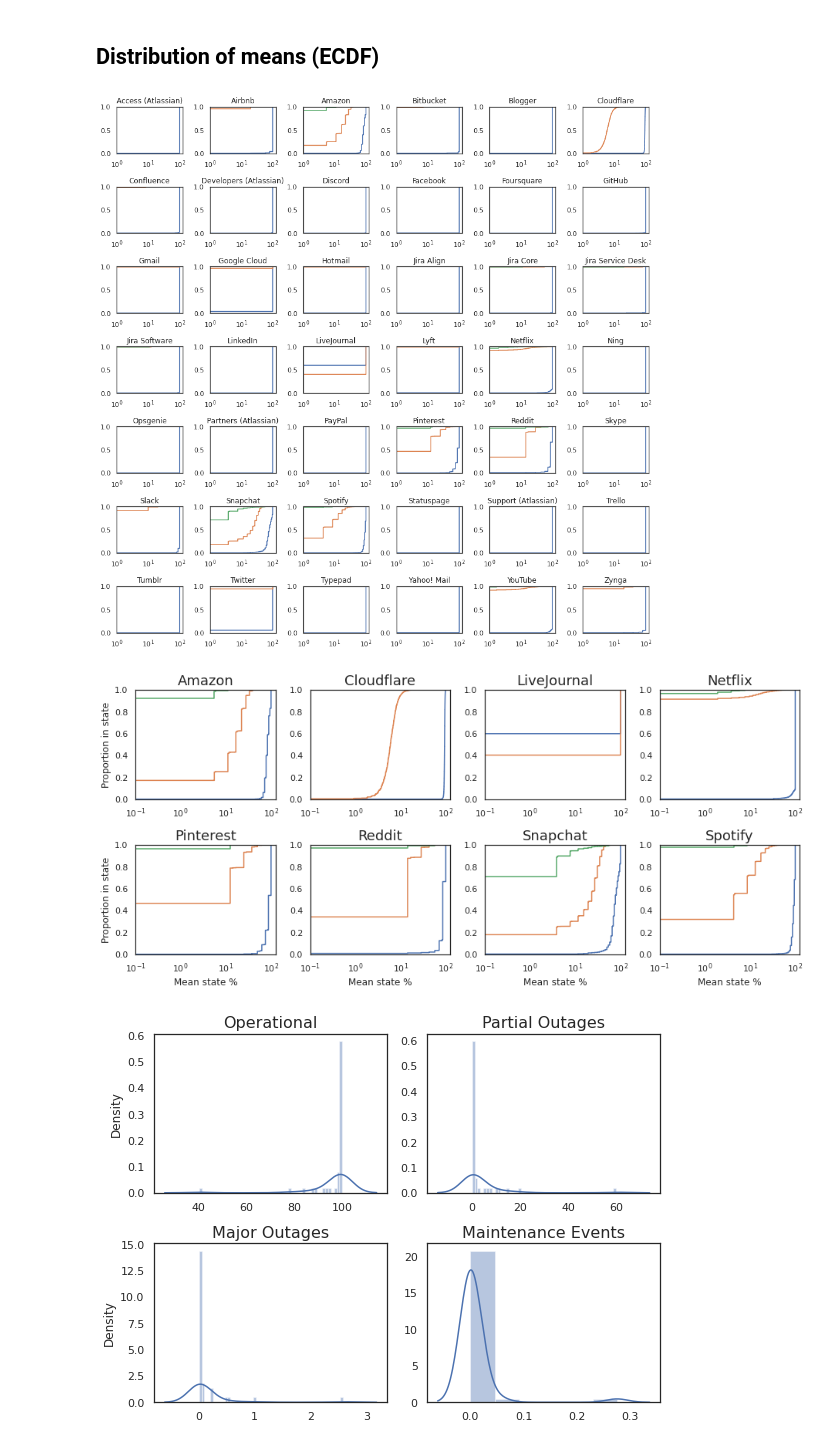
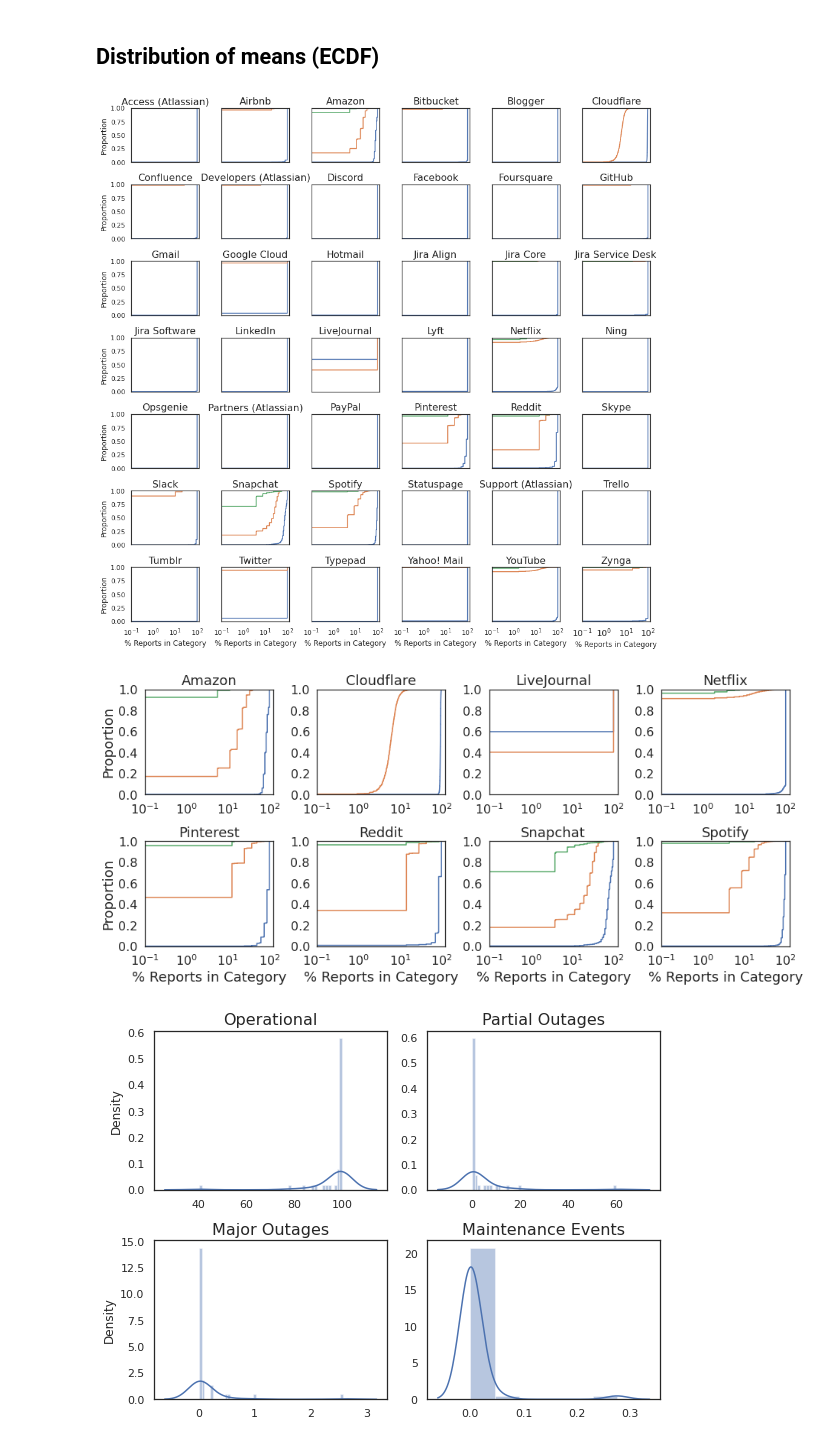
Before and after one commit to shanemin/thesis-msc-cloud-failures, a Jupyter notebook: scripts/stats (copy)/ecdf.ipynb, the cells around one changed output. Saved outputs shown, nothing was run; the diff lists cells and outputs as text; code cells hidden in the pictures.

```diff
--- a/scripts/stats (copy)/ecdf.ipynb
+++ b/scripts/stats (copy)/ecdf.ipynb
@@ -86,28 +86,41 @@ timeseries = df_grp.reset_index().pivot(index=['date','hour'], columns=['service
 # %%
 sns.set(rc={'figure.figsize':(13,13)})
 sns.set(style='white')
 
 n_cols = 6
 fig, ax = plt.subplots(7, n_cols)
 row = 0
 first = False
 for col, service in enumerate(timeseries['operational_pct']):
     if col % n_cols == 0 and first:
         row += 1
     first = True
     ax1 = sns.ecdfplot(data=timeseries['operational_pct'][service], ax=ax[row][col%n_cols])
     ax1 = sns.ecdfplot(data=timeseries['partial_pct'][service], ax=ax[row][col%n_cols])
     ax1 = sns.ecdfplot(data=timeseries['major_pct'][service], ax=ax[row][col%n_cols])
     ax1 = sns.ecdfplot(data=timeseries['maint_pct'][service], ax=ax[row][col%n_cols])
     ax1.set(xscale='log')
-    ax1.set(xlim=(1e0, 1e2+25))
+    ax1.set(xlim=(1e-1, 1e2+25))
     ax1.set_ylabel('')
     ax1.set_xlabel('')
     ax1.set_title(cols[col])
+    ax1.title.set_size(16)
+    plt.xticks(fontsize=14)
+    plt.yticks(fontsize=14)
+    if col % n_cols != 0:
+        ax1.get_yaxis().set_visible(False)
+        ax1.set_ylabel('')
+    else:
+        ax1.set_ylabel('Proportion')
+    if row != 6:
+        ax1.get_xaxis().set_visible(False)
+        ax1.set_xlabel('')
+    else:
+        ax1.set_xlabel('% Reports in Category')
 fig.tight_layout()
-# plt.savefig('/home/shane/Documents/thesis/output/plots/ecdf.pdf')
+# plt.savefig('/home/shane/Documents/thesis/output/plots/ecdf_resized.pdf')
 # %% [output]
-[figure, old version]
+[figure, new version]
 # %%
 sns.set(rc={'figure.figsize':(13,6)})
 sns.set(style='white')
@@ -135,17 +148,22 @@ for num, service in enumerate(timeseries['operational_pct']):
         ax1.set_ylabel('')
     else:
         pass
-        ax1.set_ylabel('Proportion in state')
+        ax1.set_ylabel('Proportion')
     if row == 0:
         ax1.set_xlabel('')
     else:
-        ax1.set_xlabel('Mean state %')
+        ax1.set_xlabel('% Reports in Category')
     ax1.set_title(cols[num], size=18)
+    ax1.xaxis.get_label().set_fontsize(18)
+    ax1.yaxis.get_label().set_fontsize(18)
     col += 1
+    plt.sca(ax[row][col%n_cols])
+    plt.xticks(fontsize=16)
+    plt.yticks(fontsize=16)
 fig.tight_layout()
-# plt.savefig('/home/shane/Documents/thesis/output/plots/ecdf_targeted.pdf')
+# plt.savefig('/home/shane/Documents/thesis/output/plots/ecdf_targeted_resized.pdf')
 # %% [output]
-[figure, old version]
+[figure, new version]
 # %%
 sns.set(rc={'figure.figsize':(8,6)})
 sns.set(style='white')
```
Also changed, not shown: parts of 2 cells of this notebook, 16 other files.
